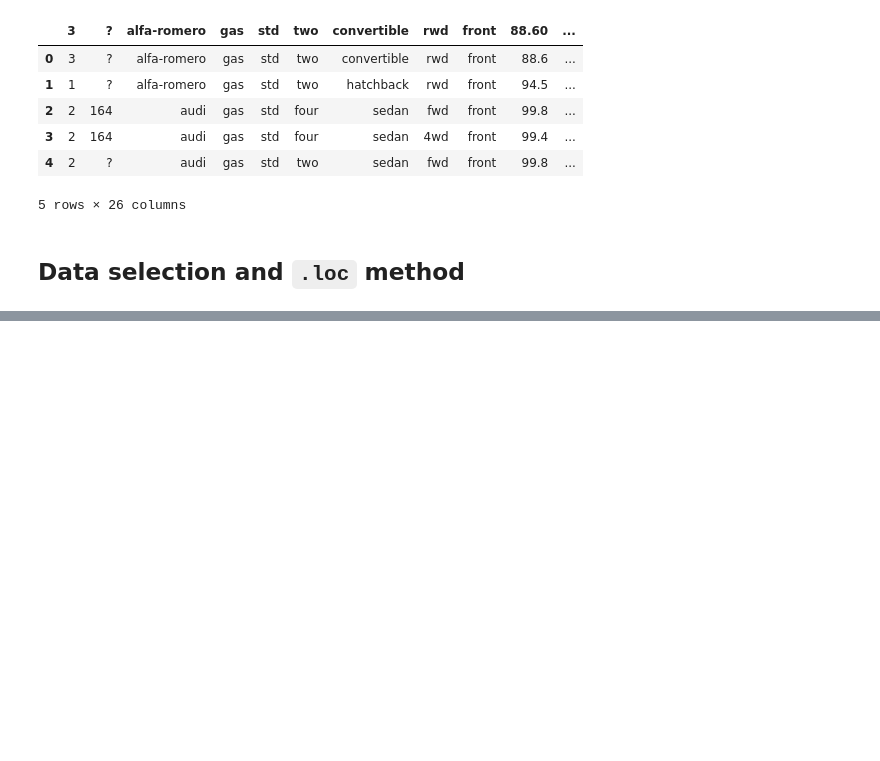
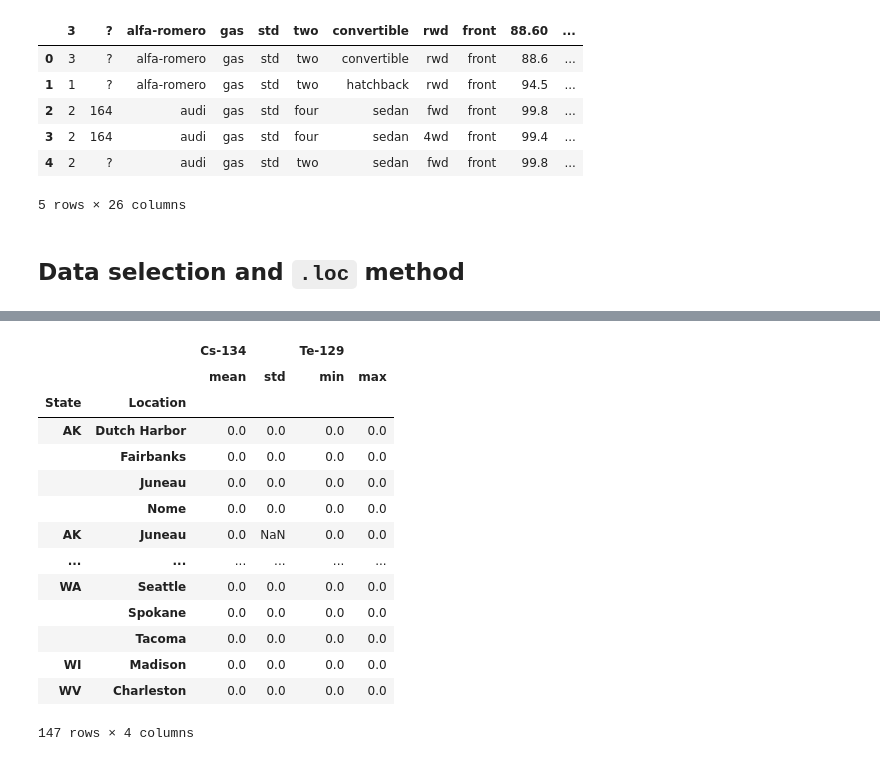
Before and after one commit to htetaunglynn94/big_data_analysis_python, a Jupyter notebook: lesson_1/lesson_1.ipynb, the cells around one changed output, grey strips where cells are left out. Saved outputs shown, nothing was run; the diff lists cells and outputs as text; code cells hidden in the pictures; blank space fills up the shorter version.

```diff
--- a/lesson_1/lesson_1.ipynb
+++ b/lesson_1/lesson_1.ipynb
@@ -21,0 +386,18 @@ df.head()
+# %%
+df.groupby(['State', 'Location']).agg({'Cs-134':['mean', 'std'], 'Te-129':['min', 'max']})
+# %% [output]
+|  |  | Cs-134 |  | Te-129 |  |
+|  |  | mean | std | min | max |
+| State | Location |  |  |  |  |
+| AK | Dutch Harbor | 0.0 | 0.0 | 0.0 | 0.0 |
+|  | Fairbanks | 0.0 | 0.0 | 0.0 | 0.0 |
+|  | Juneau | 0.0 | 0.0 | 0.0 | 0.0 |
+|  | Nome | 0.0 | 0.0 | 0.0 | 0.0 |
+| AK | Juneau | 0.0 | NaN | 0.0 | 0.0 |
+| ... | ... | ... | ... | ... | ... |
+| WA | Seattle | 0.0 | 0.0 | 0.0 | 0.0 |
+|  | Spokane | 0.0 | 0.0 | 0.0 | 0.0 |
+|  | Tacoma | 0.0 | 0.0 | 0.0 | 0.0 |
+| WI | Madison | 0.0 | 0.0 | 0.0 | 0.0 |
+| WV | Charleston | 0.0 | 0.0 | 0.0 | 0.0 |
+147 rows × 4 columns
```
Also changed, not shown: parts of 40 cells of this notebook, 16 other files.
